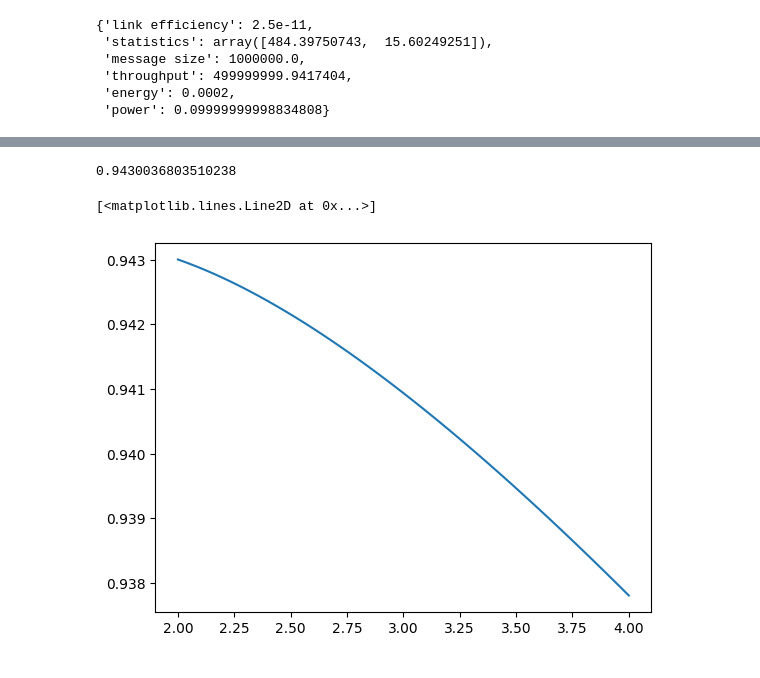
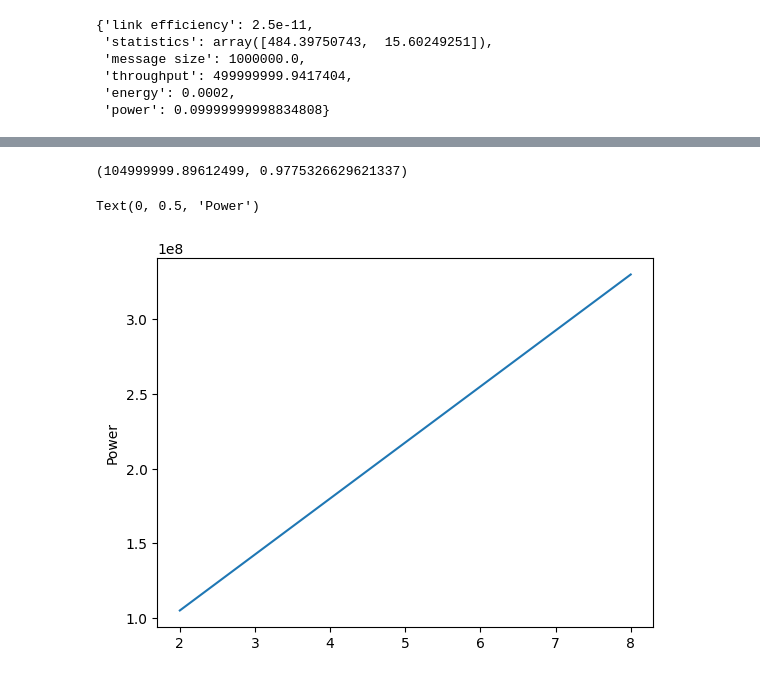
Before and after one commit to wilkieolin/system_flow, a Jupyter notebook: test_system.ipynb, the cells around one changed output, grey strips where cells are left out. Saved outputs shown, nothing was run; the diff lists cells and outputs as text; code cells hidden in the pictures.

```diff
--- a/test_system.ipynb
+++ b/test_system.ipynb
@@ -181,24 +181,28 @@ def vary_lv1(reduction):
     total_reduction = 2 * 4
     t = triggers.copy()
 
-    t.at[1, "Reduction"] = reduction
-    t.at[2, "Reduction"] = total_reduction / reduction
+    t.at[1, "Reduction"] = total_reduction / reduction
+    t.at[2, "Reduction"] = reduction
     g = construct_graph(detectors, t, globals, {})
 
     power = g.graph["op power"] + g.graph["link power"]
     r = recall(g.graph["performance"])
 
-    return r
+    return (power, r)
 # %%
 vary_lv1(2)
 # %% [output]
-0.9430036803510238
+(104999999.89612499, 0.9775326629621337)
 # %%
-xs = np.linspace(2.0, 4.0, 51)
+xs = np.linspace(2.0, 8.0, 51)
 # %%
 res = [vary_lv1(x) for x in xs]
+# %%
+res_p = np.array([r[0] for r in res])
+res_r = np.array([r[1] for r in res])
 # %%
-plt.plot(xs, res)
+plt.plot(xs, res_p)
+plt.ylabel("Power")
 # %% [output]
-[<matplotlib.lines.Line2D at 0x...>]
+Text(0, 0.5, 'Power')
-[figure, old version]
+[figure, new version]
```
Also changed, not shown: parts of 8 cells of this notebook, 7 other files.
